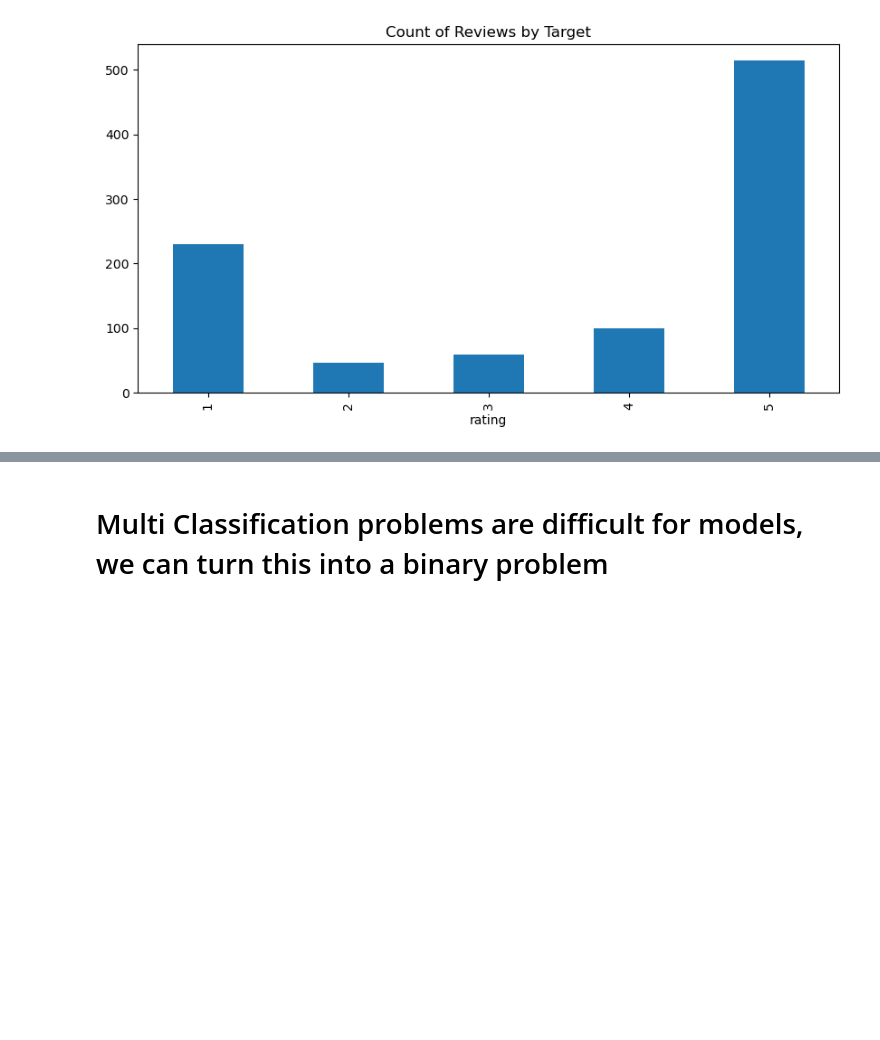
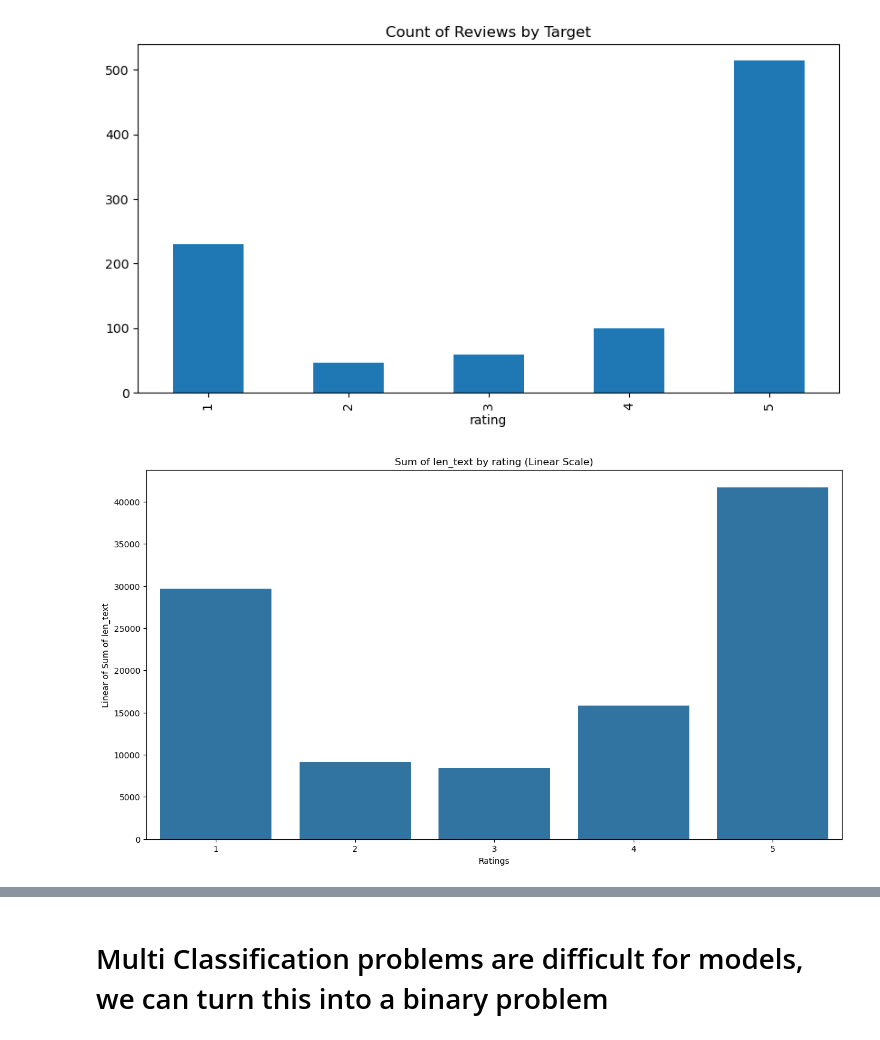
Before and after one commit to MaukanMir/Genshin-Impact-Google-Sentiment-Analysis, a Jupyter notebook: training.ipynb, the cells around one changed output, grey strips where cells are left out. Drawn from its saved outputs; the diff is of its cells as text; code cells hidden in the pictures; blank space fills up the shorter version.

```diff
--- a/training.ipynb
+++ b/training.ipynb
@@ -158,3 +158,18 @@ Class=1, Count=230, Percentage=24.262%
 Class=2, Count=46, Percentage=4.852%
 Class=3, Count=58, Percentage=6.118%
 [figure]
+# %%
+df['len_text'] = df['review'].apply(lambda x: len(x))
+df['num_words'] = df['review'].apply(lambda x: len(x.split()))
+# %%
+len_text_summary = df.groupby('rating')['len_text'].sum().reset_index()
+
+plt.figure(figsize=(15, 8))
+sns.barplot(data=len_text_summary, x='rating', y='len_text')
+plt.yscale('linear')
+plt.title('Sum of len_text by rating (Linear Scale)')
+plt.xlabel('Ratings')
+plt.ylabel('Linear of Sum of len_text')
+plt.show()
+# %% [output]
+[figure, added]
```
Also changed, not shown: parts of 3 cells of this notebook.
